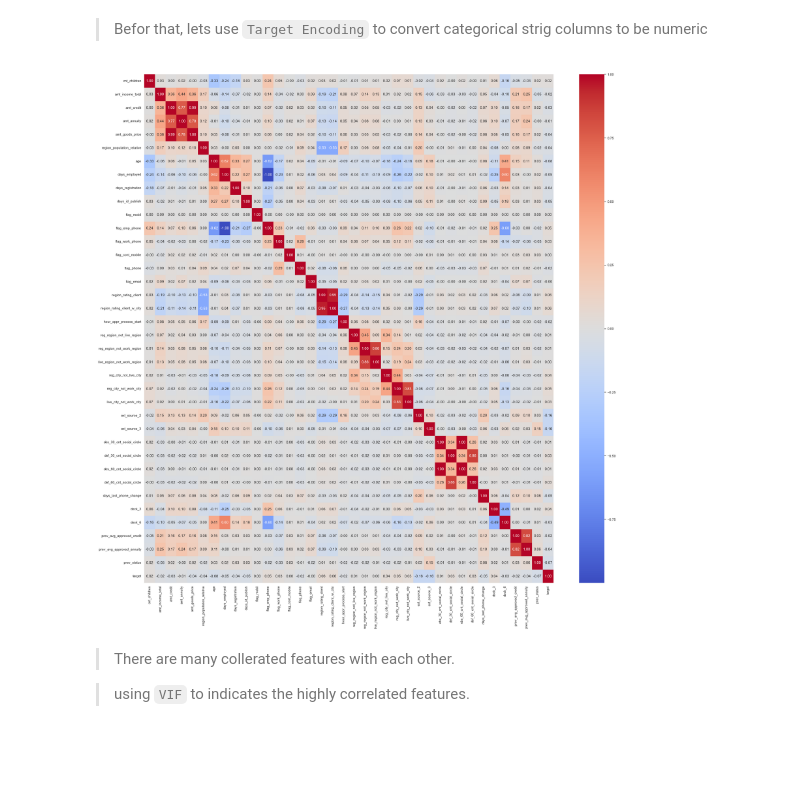
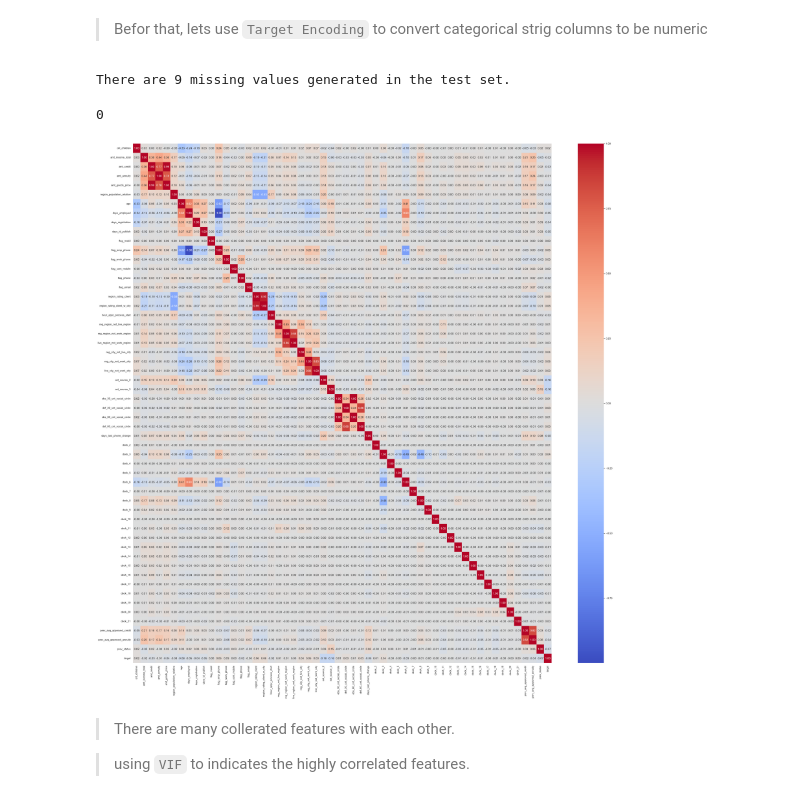
Before and after one commit to mo7amed7assan1911/Loan_Default_Study, a Jupyter notebook: Loan_Default_Study.ipynb, the cells around one changed output. Cells and saved outputs as stored; diff of their text form; code cells hidden in the pictures; blank space fills up the shorter version.

```diff
--- a/Loan_Default_Study.ipynb
+++ b/Loan_Default_Study.ipynb
@@ -926,13 +915,25 @@ for column in cate_columns:
 for column in cate_columns:
     x_train[column] = x_train[column].map(encodings[column])
     x_test[column] = x_test[column].map(encodings[column])
+# %%
+print(f'There are {x_test.isna().sum().sum()} missing values generated in the test set.')
+# %% [output]
+There are 9 missing values generated in the test set.
+# %%
+missing_rows = x_test.isna().any(axis=1)
+x_test.drop(x_test.index[missing_rows], inplace=True)
+y_test.drop(y_test.index[missing_rows], inplace=True)
+
+x_test.isna().sum().sum()
+# %% [output]
+0
 # %%
 corr = df_eda.corr()
 
-plt.figure(figsize=(30, 30));
+plt.figure(figsize=(40, 40));
 sns.heatmap(corr, cmap="coolwarm", annot=True, fmt=".2f");
 # %% [output]
-[figure, old version]
+[figure, new version]
 # %% [markdown]
 > There are many collerated features with each other.
 
```
Also changed, not shown: parts of 34 cells of this notebook, 1 other file.
